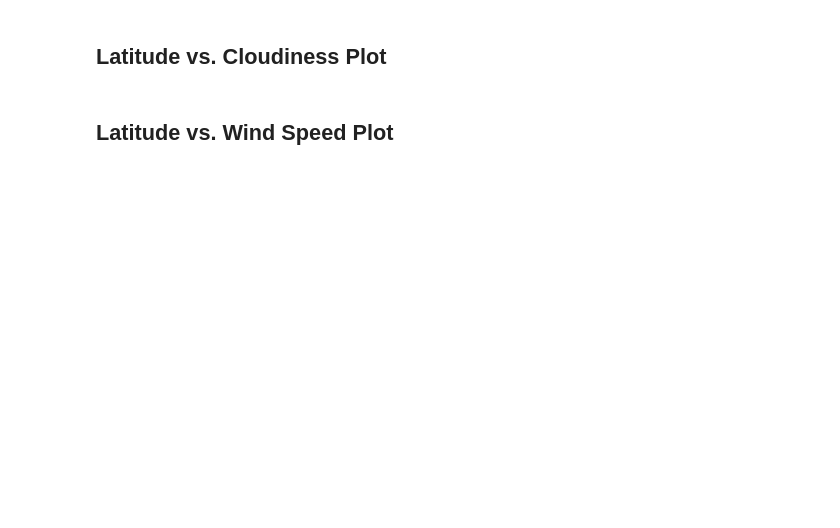
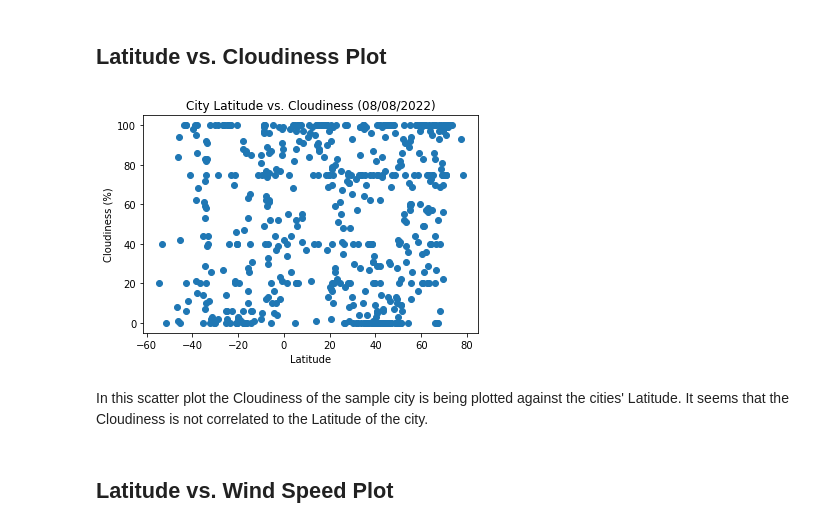
Before and after one commit to Ba1lina/World_Weather_Analysis, a Jupyter notebook: WeatherPy/WeatherPy.ipynb, the cells around one changed output. Saved outputs shown, nothing was run; the diff lists cells and outputs as text; code cells hidden in the pictures; blank space fills up the shorter version.

```diff
--- a/WeatherPy/WeatherPy.ipynb
+++ b/WeatherPy/WeatherPy.ipynb
@@ -175,4 +193,14 @@ The above scatter plot indicates that as cities get closer to the equator, where
 # %% [markdown]
 ## Latitude vs. Cloudiness Plot
+# %%
+plt.scatter(cities_df["Latitude"],cities_df["Cloudiness"])
+plt.xlabel("Latitude")
+plt.ylabel("Cloudiness (%)")
+plt.title("City Latitude vs. Cloudiness (08/08/2022)");
+plt.savefig("../output_data/Fig 3")
+# %% [output]
+[figure, added]
+# %% [markdown]
+In this scatter plot the Cloudiness of the sample city is being plotted against the cities' Latitude. It seems that the Cloudiness is not correlated to the Latitude of the city.
 # %% [markdown]
 ## Latitude vs. Wind Speed Plot
```
Also changed, not shown: parts of 6 cells of this notebook, 4 other files.
